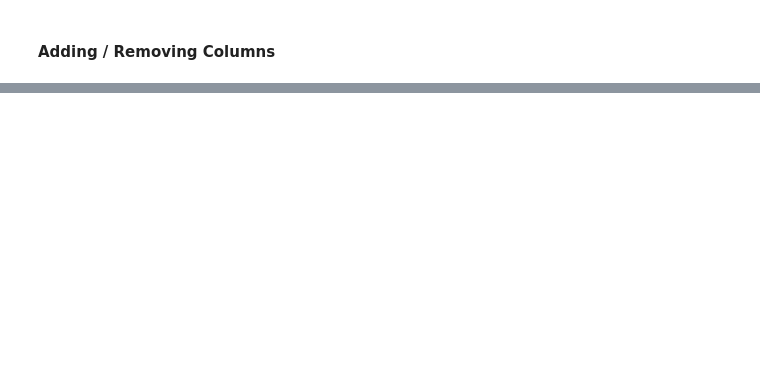
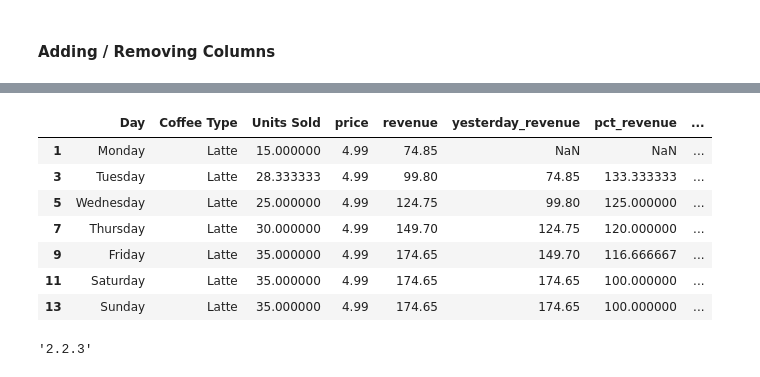
Before and after one commit to DuongAnh1502/complete-pandas-tutorial, a Jupyter notebook: tutorial.ipynb, the cells around one changed output, grey strips where cells are left out. Cells and saved outputs as stored; diff of their text form; code cells hidden in the pictures; blank space fills up the shorter version.

```diff
--- a/tutorial.ipynb
+++ b/tutorial.ipynb
@@ -31,0 +68,2 @@ bios_new.head()
+# %%
+coffee['Units Sold'] = coffee['Units Sold'].interpolate()
@@ -31,0 +125,3 @@ bios_new.head()
+# %%
+coffee['yesterday_revenue'] = coffee['revenue'].shift(2)
+coffee['pct_revenue'] = coffee['revenue']/coffee['yesterday_revenue'] * 100
@@ -31,0 +143,20 @@ bios_new.head()
+# %%
+coffee['cumulative_revenue'] = coffee['revenue'].cumsum()
+# %%
+latte = coffee[coffee['Coffee Type'] == 'Latte'].copy()
+latte['3days'] = latte['Units Sold'].rolling(3).sum()
+# %%
+latte
+# %% [output]
+|  | Day | Coffee Type | Units Sold | price | revenue | yesterday_revenue | pct_revenue | ... |
+| 1 | Monday | Latte | 15.000000 | 4.99 | 74.85 | NaN | NaN | ... |
+| 3 | Tuesday | Latte | 28.333333 | 4.99 | 99.80 | 74.85 | 133.333333 | ... |
+| 5 | Wednesday | Latte | 25.000000 | 4.99 | 124.75 | 99.80 | 125.000000 | ... |
+| 7 | Thursday | Latte | 30.000000 | 4.99 | 149.70 | 124.75 | 120.000000 | ... |
+| 9 | Friday | Latte | 35.000000 | 4.99 | 174.65 | 149.70 | 116.666667 | ... |
+| 11 | Saturday | Latte | 35.000000 | 4.99 | 174.65 | 174.65 | 100.000000 | ... |
+| 13 | Sunday | Latte | 35.000000 | 4.99 | 174.65 | 174.65 | 100.000000 | ... |
+# %%
+pd.__version__
+# %% [output]
+'2.2.3'
```
Also changed, not shown: parts of 12 cells of this notebook.
